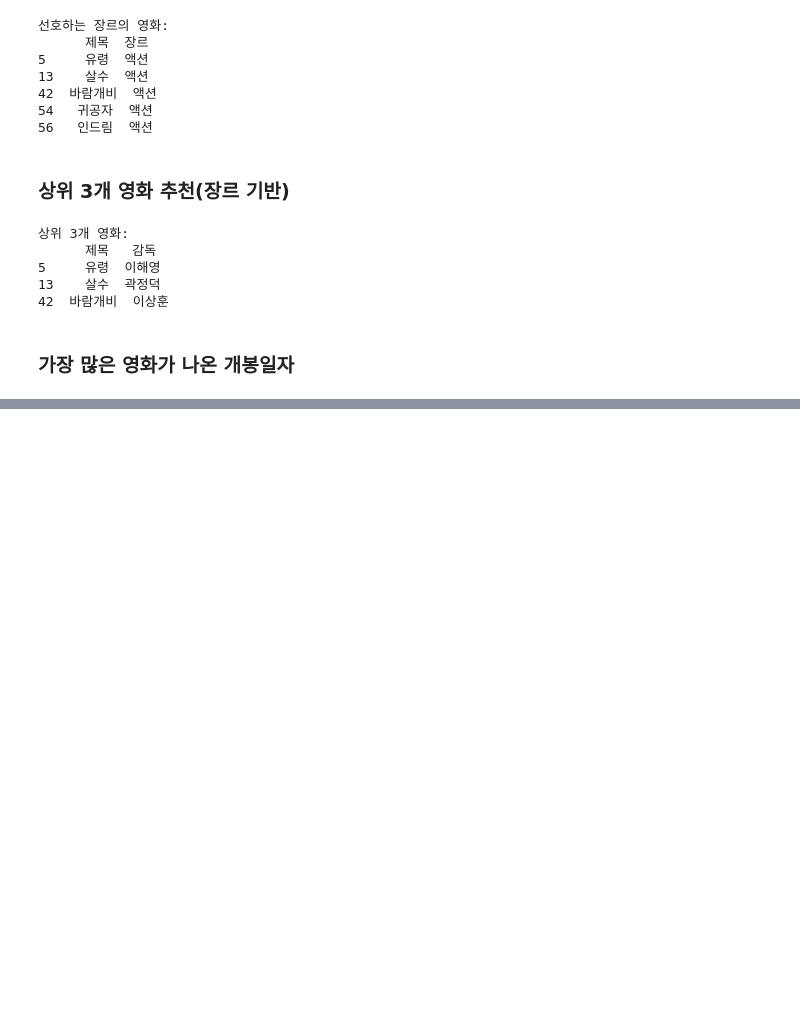
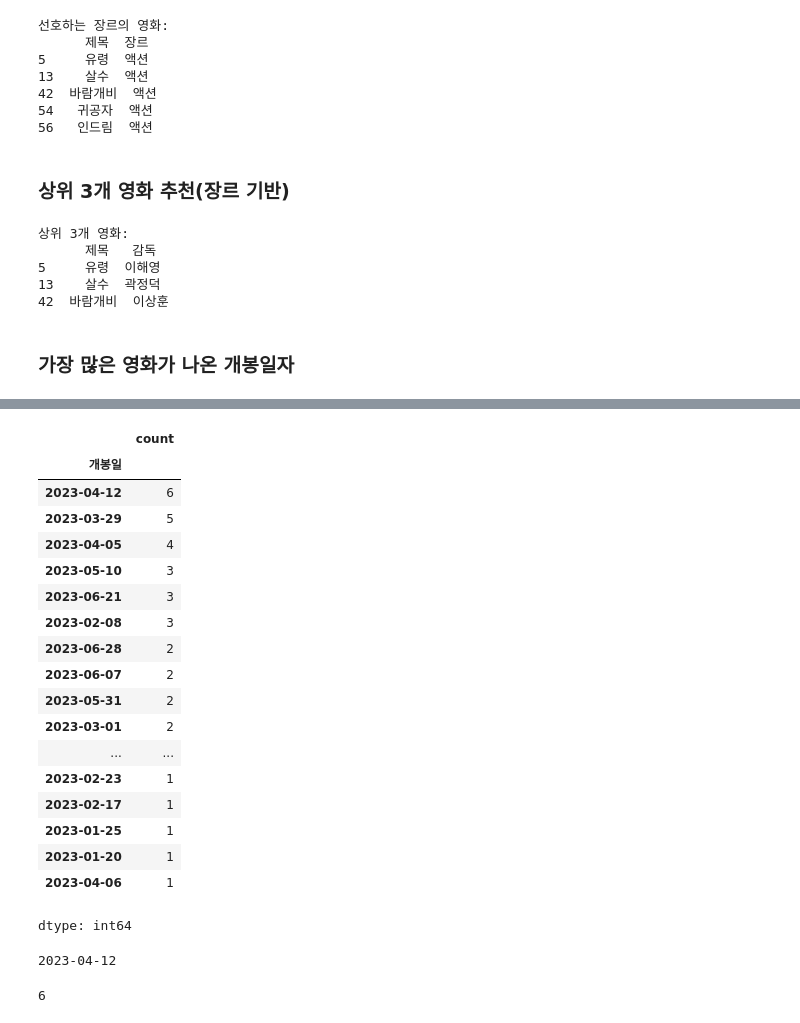
Before and after one commit to wamma/codyssey, a Jupyter notebook: prob01-01/pro0101.ipynb, the cells around one changed output, grey strips where cells are left out. Saved outputs shown, nothing was run; the diff lists cells and outputs as text; code cells hidden in the pictures; blank space fills up the shorter version.

```diff
--- a/prob01-01/pro0101.ipynb
+++ b/prob01-01/pro0101.ipynb
@@ -325,0 +324,22 @@ NameError: name 'df' is not defined
+# %%
+release_date_counts
+# %% [output]
+|  | count |
+| 개봉일 |  |
+| 2023-04-12 | 6 |
+| 2023-03-29 | 5 |
+| 2023-04-05 | 4 |
+| 2023-05-10 | 3 |
+| 2023-06-21 | 3 |
+| 2023-02-08 | 3 |
+| 2023-06-28 | 2 |
+| 2023-06-07 | 2 |
+| 2023-05-31 | 2 |
+| 2023-03-01 | 2 |
+| ... | ... |
+| 2023-02-23 | 1 |
+| 2023-02-17 | 1 |
+| 2023-01-25 | 1 |
+| 2023-01-20 | 1 |
+| 2023-04-06 | 1 |
+dtype: int64
@@ -325,0 +348,4 @@ NameError: name 'df' is not defined
+# %%
+print(most_popular_date)
+# %% [output]
+2023-04-12
@@ -325,0 +354,4 @@ NameError: name 'df' is not defined
+# %%
+print(most_popular_date_count)
+# %% [output]
+6
```
Also changed, not shown: parts of 3 cells of this notebook.
